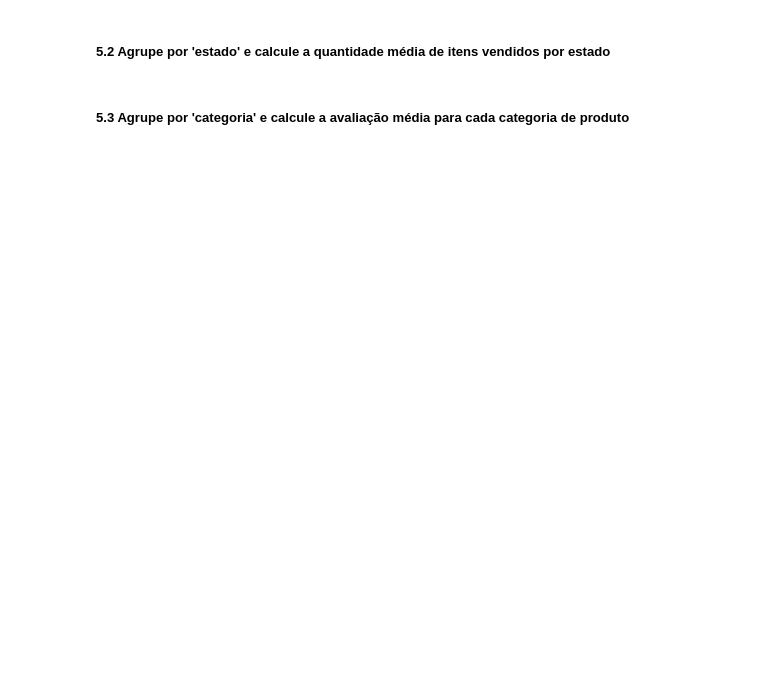
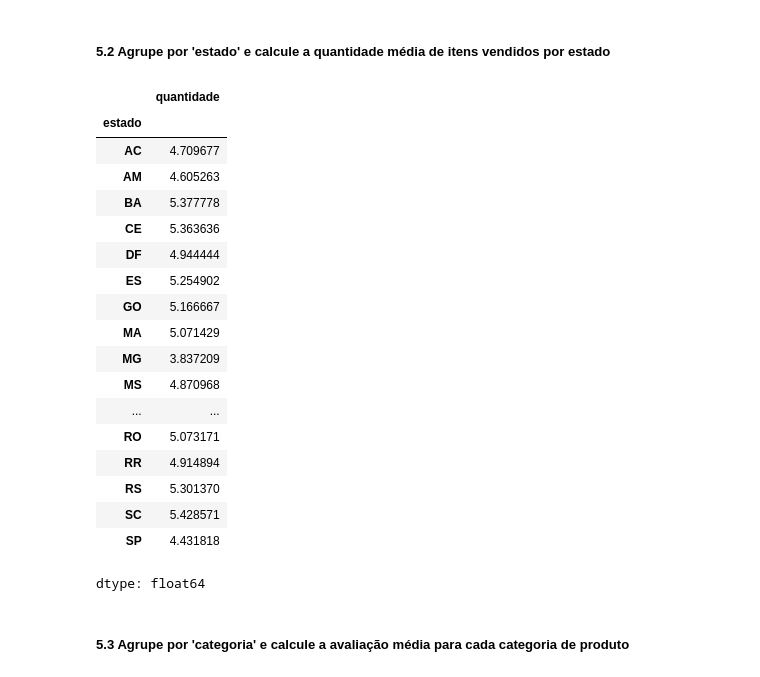
Before and after one commit to nxgleo/Notebook-lads, a Jupyter notebook: desafio_2_etapa.ipynb, the cells around one changed output. Cells and saved outputs as stored; diff of their text form; code cells hidden in the pictures; blank space fills up the shorter version.

```diff
--- a/desafio_2_etapa.ipynb
+++ b/desafio_2_etapa.ipynb
@@ -938,2 +945,25 @@ Agora, pratique o uso do GroupBy com os seguintes exercícios:
+# %%
+media_itens_estado = df_vendas.groupby('estado')['quantidade'].mean()
+media_itens_estado
+# %% [output]
+|  | quantidade |
+| estado |  |
+| AC | 4.709677 |
+| AM | 4.605263 |
+| BA | 5.377778 |
+| CE | 5.363636 |
+| DF | 4.944444 |
+| ES | 5.254902 |
+| GO | 5.166667 |
+| MA | 5.071429 |
+| MG | 3.837209 |
+| MS | 4.870968 |
+| ... | ... |
+| RO | 5.073171 |
+| RR | 4.914894 |
+| RS | 5.301370 |
+| SC | 5.428571 |
+| SP | 4.431818 |
+dtype: float64
 # %% [markdown]
 ##### 5.3 Agrupe por 'categoria' e calcule a avaliação média para cada categoria de produto
```
Also changed, not shown: parts of 18 cells of this notebook.
